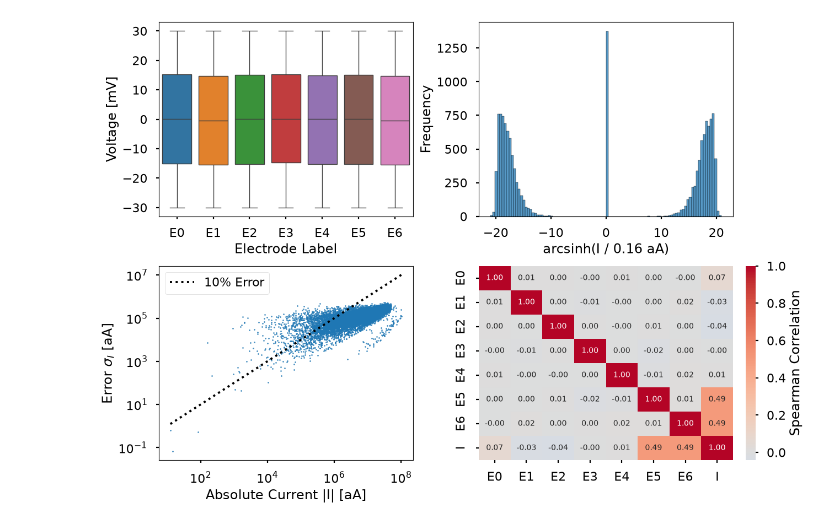
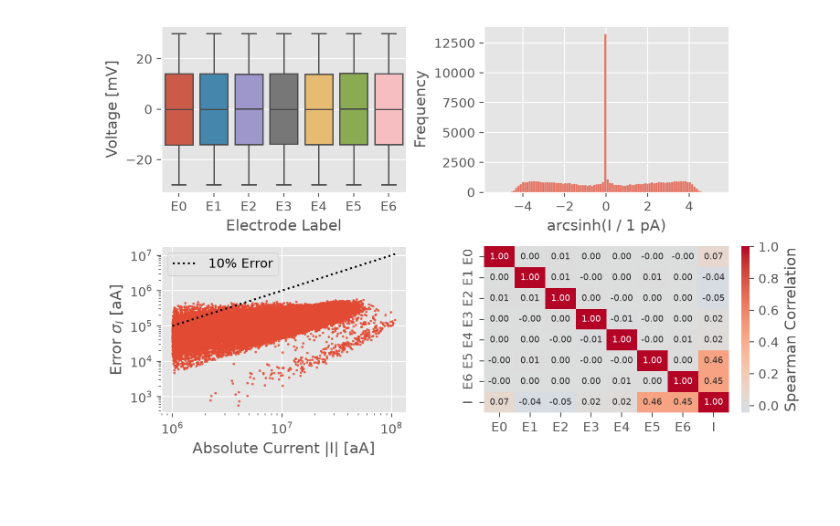
Before and after one commit to JonasMnsing/nanosurrogate, a Jupyter notebook: notebooks/eda.ipynb, the cells around one changed output. Drawn from its saved outputs; the diff is of its cells as text; code cells hidden in the pictures; blank space fills up the shorter version.

```diff
--- a/notebooks/eda.ipynb
+++ b/notebooks/eda.ipynb
@@ -3,6 +3,7 @@ import numpy as np
 import pandas as pd
 import matplotlib.pyplot as plt
 import seaborn as sns
+import scienceplots
 
-plt.style.use("seaborn-v0_8-poster")
+%matplotlib inline
 # %%
@@ -15,53 +18,56 @@ df.to_csv(f"../data/Nx=3_Ny=3_Ne=8_self_cap0.00.csv", index=0)
 # %%
 # Params
-scale_factor = 0.16
+SCALE_FACTOR = 1e6
 
-df  = pd.read_csv("../data/Nx=3_Ny=3_Ne=8_self_cap0.00.csv").iloc[:,[0,1,2,3,4,5,6,-2,-1]]
+df  = pd.read_csv("../data/phase_space_sample/Nx=3_Ny=3_Ne=8_self_cap0.00.csv").iloc[:,[0,1,2,3,4,5,6,-2,-1]]
 X   = df.iloc[:,:7].values
 y   = df.iloc[:,-2].values
 y_e = df.iloc[:,-1].values
 # %%
 # Arcsinh scale
-y_trans = np.arcsinh(df.iloc[:, -2] / scale_factor)
+y_trans = np.arcsinh(df.iloc[:, -2] / SCALE_FACTOR)
 
 # Get conductive states
-mask_conducting = (df.iloc[:, -2].abs() > scale_factor) & (df.iloc[:, -1] > 0)
+mask_conducting = (df.iloc[:, -2].abs() > SCALE_FACTOR) & (df.iloc[:, -1] > 0)
 I_cond = df.iloc[:, -2][mask_conducting].abs()
 err_cond = df.iloc[:, -1][mask_conducting]
 
-# Plot Config
-fig, axes = plt.subplots(2, 2, layout='constrained')
+with plt.style.context(["ggplot"]):
 
-# Phase Space Sample
-sns.boxplot(data=df.iloc[:, :7]*1000, ax=axes[0, 0], fliersize=1)
-axes[0, 0].set_xlabel("Electrode Label")
-axes[0, 0].set_ylabel("Voltage [mV]")
+    # Plot Config
+    fig, axes = plt.subplots(2, 2, layout='constrained', dpi=200)
+    fig.set_figwidth(fig.get_figwidth()*1.2)
 
-# Current Distribution
-sns.histplot(y_trans, bins=100, ax=axes[0, 1], kde=False)
-axes[0, 1].set_xlabel("arcsinh(I / 0.16 aA)")
-axes[0, 1].set_ylabel("Frequency")
-# axes[0, 1].axvline(0, color='black', linestyle='--', linewidth=1)
+    # Phase Space Sample
+    sns.boxplot(data=df.iloc[:, :7]*1000, ax=axes[0, 0], fliersize=1)
+    axes[0, 0].set_xlabel("Electrode Label")
+    axes[0, 0].set_ylabel("Voltage [mV]")
 
-# Signal-to-Noise
-axes[1, 0].scatter(I_cond, err_cond, alpha=0.8, s=2)
-axes[1, 0].set_xscale('log')
-axes[1, 0].set_yscale('log')
-axes[1, 0].set_xlabel("Absolute Current |I| [aA]")
-axes[1, 0].set_ylabel("Error $\\sigma_I$ [aA]")
-# Constant Signal-to-Noise (e.g. 10%)
-axes[1, 0].plot([I_cond.min(), I_cond.max()], [I_cond.min()*0.1, I_cond.max()*0.1],
-                color='black', linestyle=':', label='10% Error')
-axes[1, 0].legend()
-# axes[1, 0].set_xlim(1e4)
-# axes[1, 0].set_ylim(1e4)
+    # Current Distribution
+    sns.histplot(y_trans, bins=100, ax=axes[0, 1], kde=False)
+    axes[0, 1].set_xlabel("arcsinh(I / 1 pA)")
+    axes[0, 1].set_ylabel("Frequency")
+    # axes[0, 1].axvline(0, color='black', linestyle='--', linewidth=1)
 
-# Correlation
-df_corr = df.iloc[:, :7].copy()
-df_corr['I'] = y_trans
-corr = df_corr.corr(method='spearman')
+    # Signal-to-Noise
+    axes[1, 0].scatter(I_cond, err_cond, alpha=0.8, s=2)
+    axes[1, 0].set_xscale('log')
+    axes[1, 0].set_yscale('log')
+    axes[1, 0].set_xlabel("Absolute Current |I| [aA]")
+    axes[1, 0].set_ylabel("Error $\\sigma_I$ [aA]")
+    # Constant Signal-to-Noise (e.g. 10%)
+    axes[1, 0].plot([I_cond.min(), I_cond.max()], [I_cond.min()*0.1, I_cond.max()*0.1],
+                    color='black', linestyle=':', label='10% Error')
+    axes[1, 0].legend()
 
-ax = sns.heatmap(corr, annot=True, fmt=".2f", cmap="coolwarm", ax=axes[1, 1], center=0,
-                 cbar_kws={'label': 'Spearman Correlation'})
+    # Correlation
+    df_corr = df.iloc[:, :7].copy()
+    df_corr['I'] = y_trans
+    corr = df_corr.corr(method='spearman')
+
+    ax = sns.heatmap(corr, annot=True, fmt=".2f", cmap="coolwarm", ax=axes[1, 1], center=0,
+                    cbar_kws={'label': 'Spearman Correlation'}, annot_kws={"fontsize":"x-small"})
+
+    fig.savefig("../plots/eda.png", bbox_inches='tight')
 # %% [output]
-[figure, old version]
+[figure, new version]
```
Also changed, not shown: parts of 1 cell of this notebook, 29 other files.
